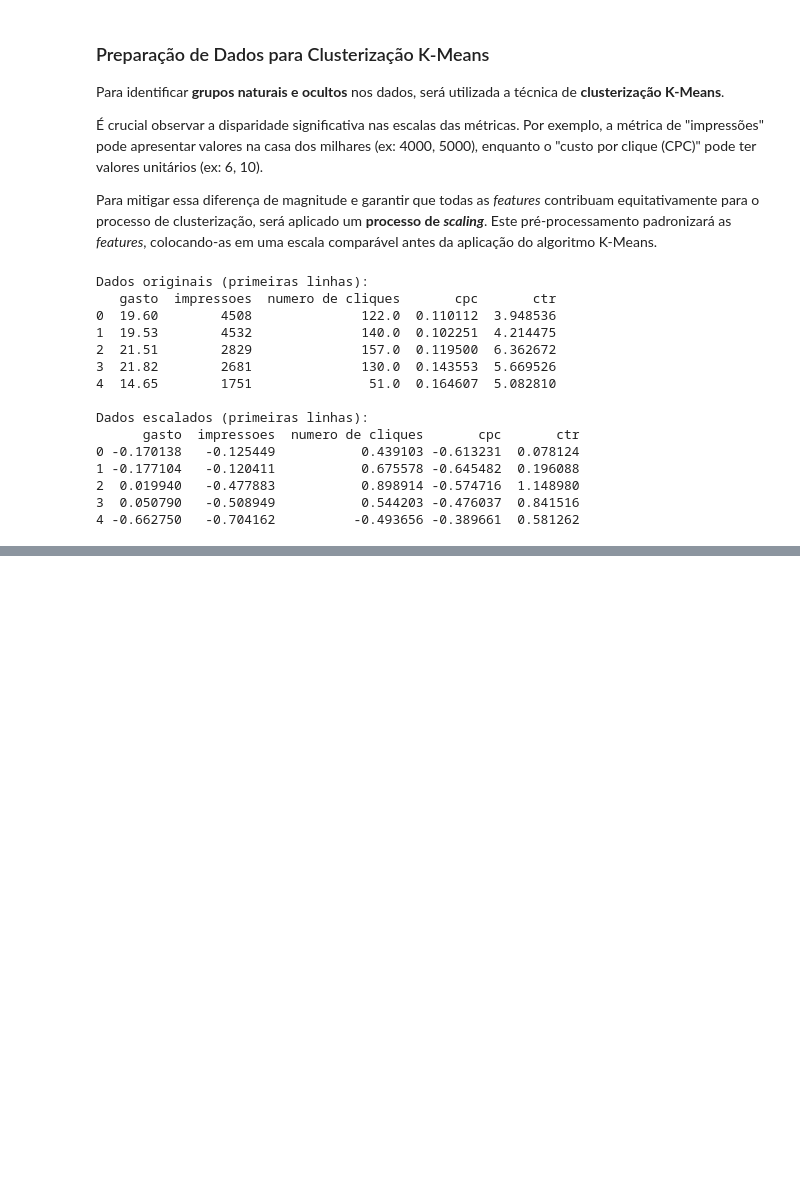
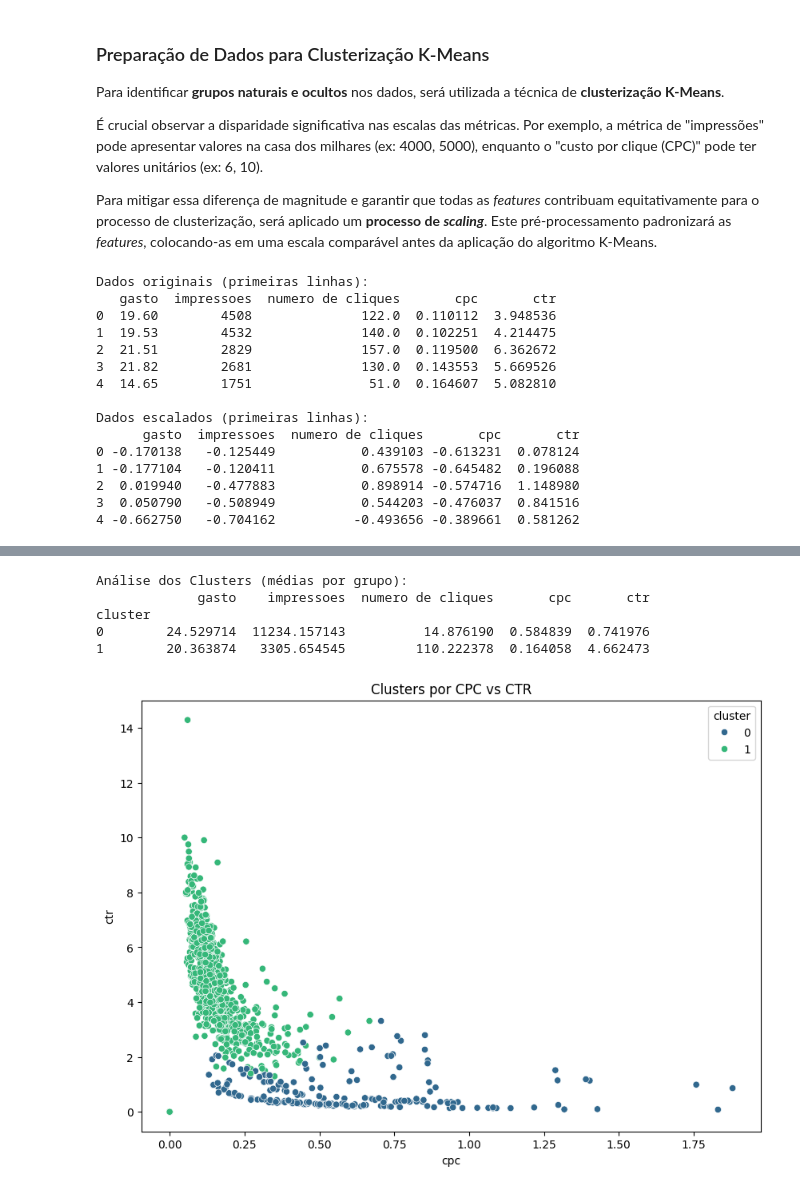
Before and after one commit to Mustasheep/ads-machinelearning, a Jupyter notebook: notebooks/experimento.ipynb, the cells around one changed output, grey strips where cells are left out. Drawn from its saved outputs; the diff is of its cells as text; code cells hidden in the pictures; blank space fills up the shorter version.

```diff
--- a/notebooks/experimento.ipynb
+++ b/notebooks/experimento.ipynb
@@ -288,0 +532,9 @@ Dados escalados (primeiras linhas):
+# %%
+# Nova coluna com o cluster
+df_cluster['cluster'] = kmeans.labels_
+
+print("DataFrame com os clusters atribuídos:")
+print(df_cluster.head())
+
+print("\nContagem de conjuntos de anúncio por cluster:")
+print(df_cluster['cluster'].value_counts())
@@ -288,0 +555,25 @@ Dados escalados (primeiras linhas):
+# %%
+# --- ANÁLISE AGRUPAD DAS MÉDIAS ---
+cluster_analysis = df_cluster.groupby('cluster').mean(numeric_only=True)
+
+print("Análise dos Clusters (médias por grupo):")
+print(cluster_analysis[['gasto', 'impressoes', 'numero de cliques', 'cpc', 'ctr']])
+# %% [output]
+Análise dos Clusters (médias por grupo):
+             gasto    impressoes  numero de cliques       cpc       ctr
+cluster
+0        24.529714  11234.157143          14.876190  0.584839  0.741976
+1        20.363874   3305.654545         110.222378  0.164058  4.662473
+# %%
+plt.figure(figsize=(10, 7))
+sns.scatterplot(
+    data=df_cluster,
+    x='cpc',
+    y='ctr',
+    hue='cluster',
+    palette='viridis'
+)
+plt.title('Clusters por CPC vs CTR')
+plt.show()
+# %% [output]
+[figure, added]
```
Also changed, not shown: parts of 9 cells of this notebook.
